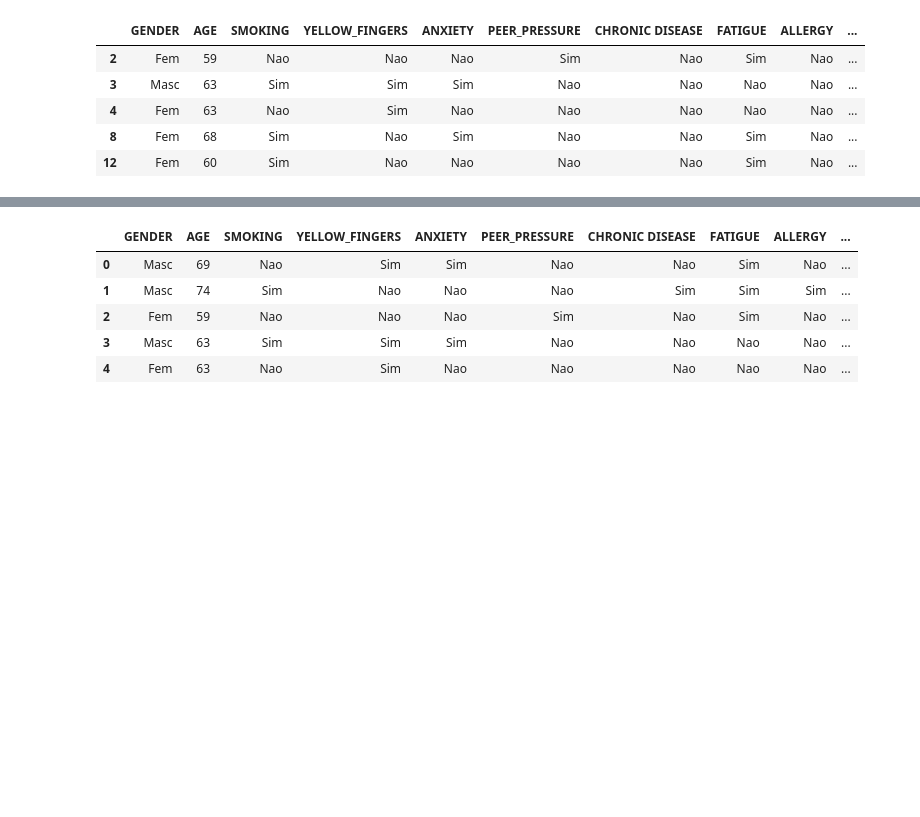
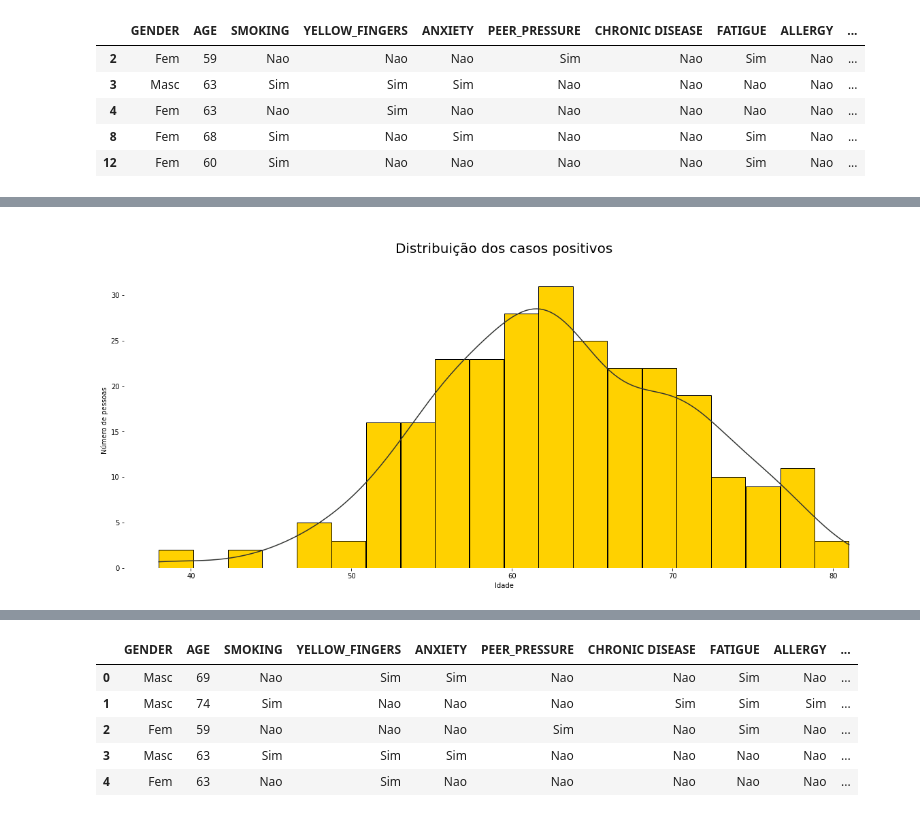
Before and after one commit to JoaoYukio/PCO114, a Jupyter notebook: Tarefa2/AnaliseDosDados.ipynb, the cells around one changed output, grey strips where cells are left out. Cells and saved outputs as stored; diff of their text form; code cells hidden in the pictures; blank space fills up the shorter version.

Commit message:
Added images and model

```diff
--- a/Tarefa2/AnaliseDosDados.ipynb
+++ b/Tarefa2/AnaliseDosDados.ipynb
@@ -289,0 +290,16 @@ plt.show()
+# %%
+palette = ["#1d7874","#679289","#f4c095","#ee2e31","#ffb563","#918450","#f85e00","#a41623","#9a031e","#d6d6d6","#ffee32","#ffd100","#333533","#202020"]
+# %%
+plt.subplots(figsize=(20, 8))
+#hue="GENDER",
+p = sns.histplot(data=data_posit,x="AGE",multiple="stack",color=palette[11],kde=True,shrink=.99,bins=20,alpha=1,fill=True)
+p.lines[0].set_color(palette[12])
+#p.axes.lines[1].set_color(palette[9])
+p.axes.set_title("\nDistribuição dos casos positivos\n",fontsize=20)
+plt.ylabel("Número de pessoas")
+plt.xlabel("Idade")
+
+sns.despine(left=True, bottom=True)
+plt.show()
+# %% [output]
+[figure, added]
```
Also changed, not shown: parts of 16 cells of this notebook, 4 other files.
